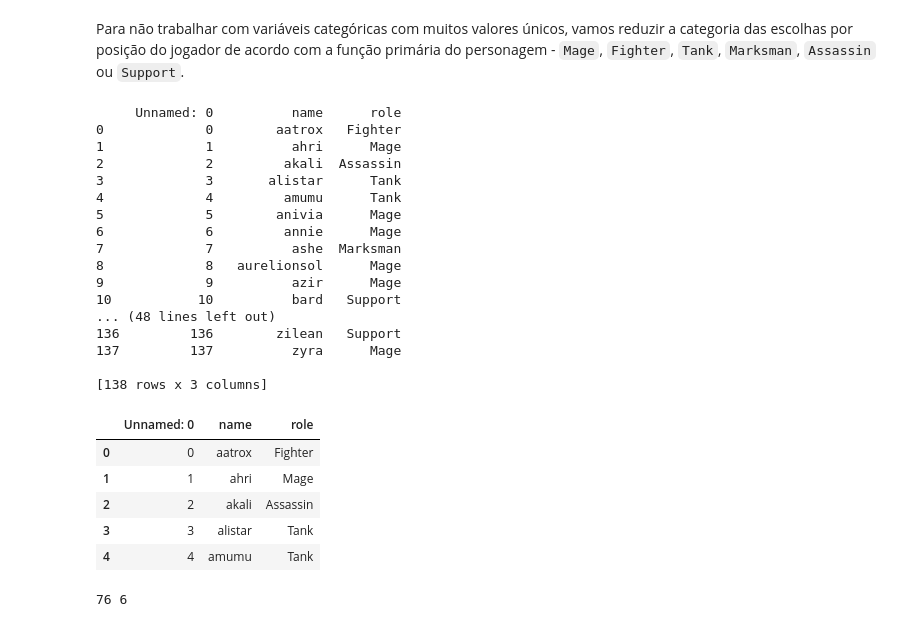
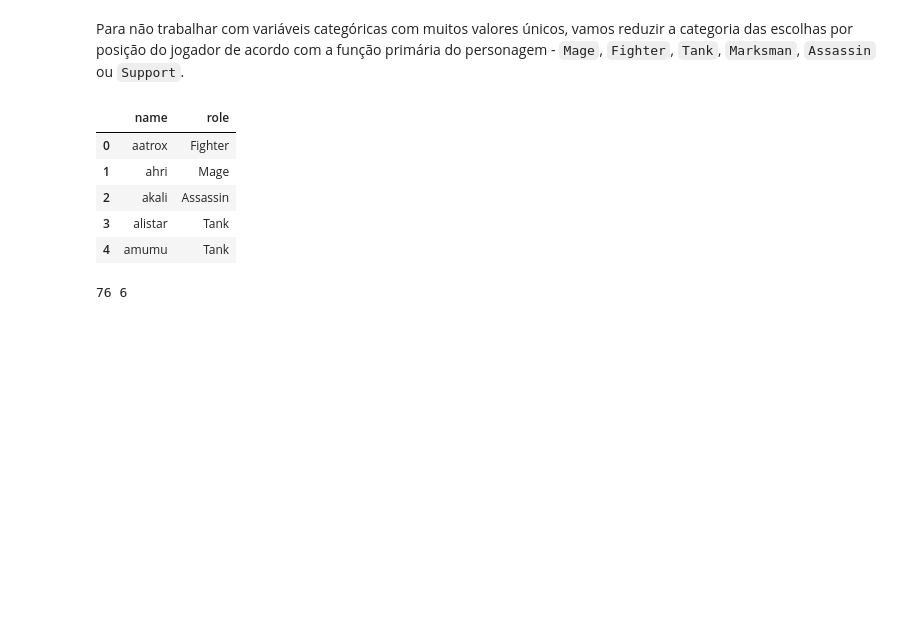
Before and after one commit to marscos/learning_of_legends, a Jupyter notebook: Assignment.ipynb, the cells around one changed output. Cells and saved outputs as stored; diff of their text form; code cells hidden in the pictures; blank space fills up the shorter version.

```diff
--- a/Assignment.ipynb
+++ b/Assignment.ipynb
@@ -33,38 +35,22 @@ Para não trabalhar com variáveis categóricas com muitos valores únicos, vamo
 # %%
 import re
 
 try:
     role = pd.read_csv("data/champion_role.csv")
+    role.drop("Unnamed: 0", axis=1, inplace=True)
 except FileNotFoundError:
     champions = pd.read_json("data/champion_info.json", orient="index").reset_index()
     role = pd.DataFrame({"name": champions.name.apply(lambda s: re.sub('[\'. ]', '', s).lower()),
                          "role": champions.tags.apply(lambda s: s[0])})
     role.to_csv("data/champion_role.csv")
 role.head()
 # %% [output]
-     Unnamed: 0          name      role
-0             0        aatrox   Fighter
-1             1          ahri      Mage
-2             2         akali  Assassin
-3             3       alistar      Tank
-4             4         amumu      Tank
-5             5        anivia      Mage
-6             6         annie      Mage
-7             7          ashe  Marksman
-8             8   aurelionsol      Mage
-9             9          azir      Mage
-10           10          bard   Support
-... (48 lines left out)
-136         136        zilean   Support
-137         137          zyra      Mage
-
-[138 rows x 3 columns]
-|  | Unnamed: 0 | name | role |
-| 0 | 0 | aatrox | Fighter |
-| 1 | 1 | ahri | Mage |
-| 2 | 2 | akali | Assassin |
-| 3 | 3 | alistar | Tank |
-| 4 | 4 | amumu | Tank |
+|  | name | role |
+| 0 | aatrox | Fighter |
+| 1 | ahri | Mage |
+| 2 | akali | Assassin |
+| 3 | alistar | Tank |
+| 4 | amumu | Tank |
 # %%
 # Diferença entre o número de possíveis valores para o personagem na posição Top, em comparação com o número de funções.
 print(len(lol.blueTopChamp.unique()), len(role.role.unique()))
```
Also changed, not shown: parts of 10 cells of this notebook, 2 other files.
